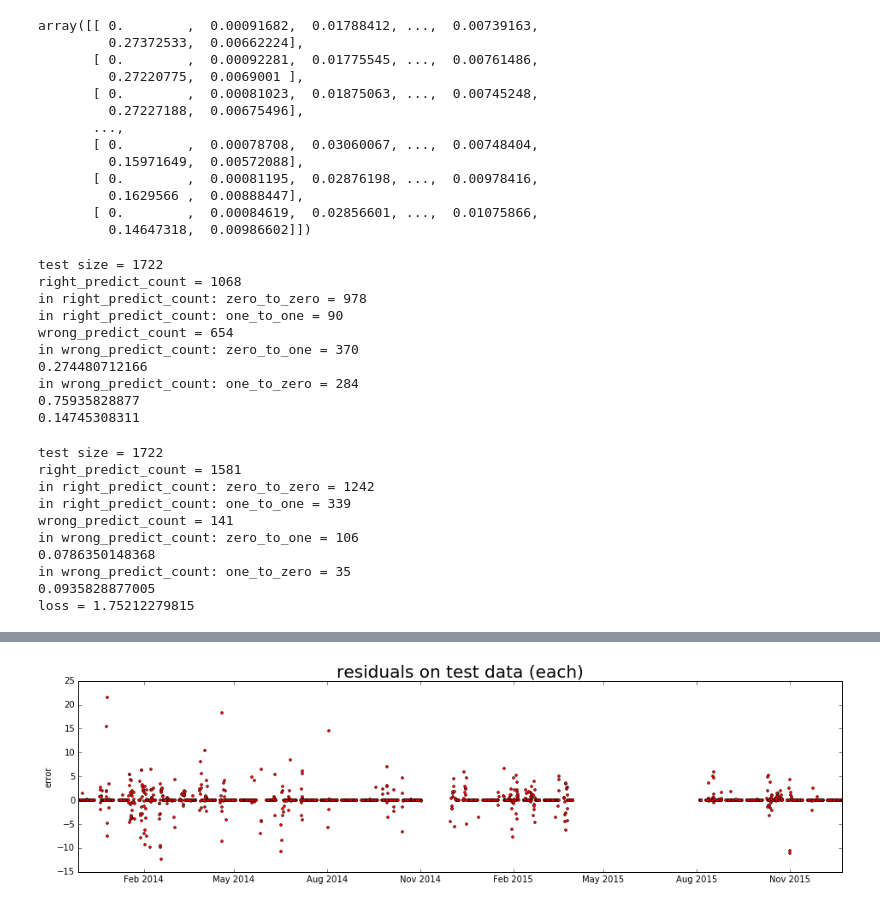
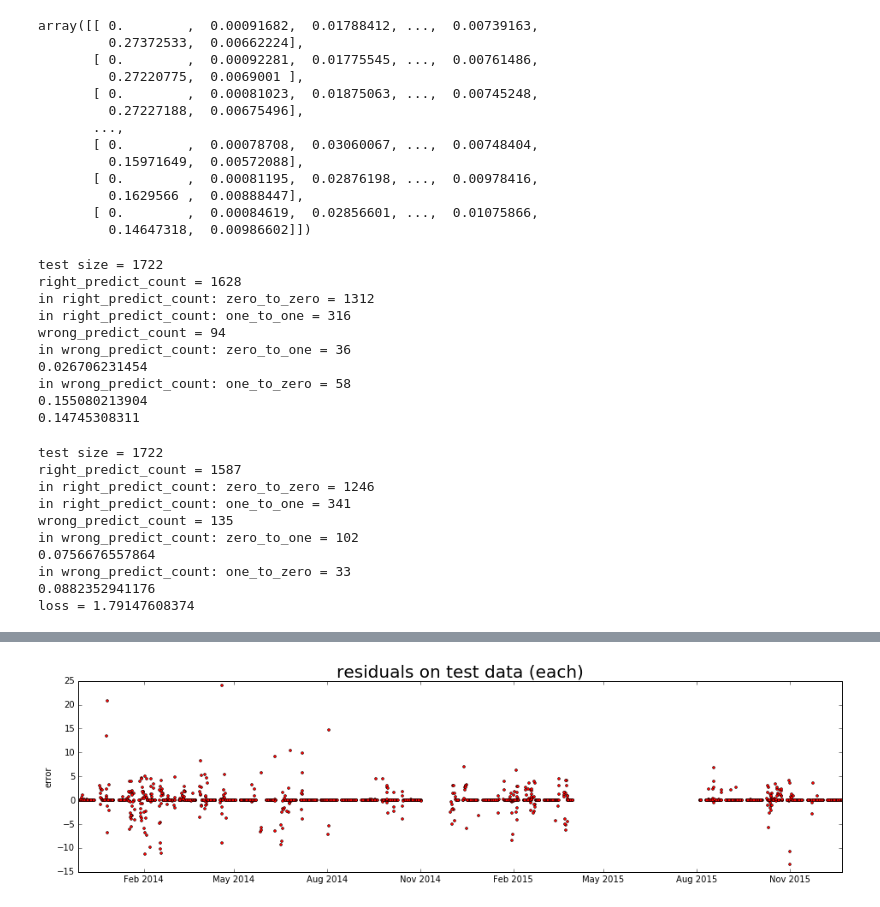
Before and after one commit to senongtor/From-Fog-Nets-to-Neural-Nets, a Jupyter notebook: ipython_no_submission.ipynb, the cells around one changed output, grey strips where cells are left out. Cells and saved outputs as stored; diff of their text form; code cells hidden in the pictures.

```diff
--- a/ipython_no_submission.ipynb
+++ b/ipython_no_submission.ipynb
@@ -488,13 +488,13 @@ one_to_one = 0
 zero_to_zero = 0
 for i in xrange(y_test.shape[0]):
     if y_test.values[i] == 0:
-        if y_regression[i] == 0:
+        if y_hat[i] == 0:
             zero_to_zero += 1
         else:
             wrong_predict_count += 1
             zero_to_one += 1
     else:
-        if y_regression[i] == 0:
+        if y_hat[i] == 0:
             wrong_predict_count += 1
             one_to_zero += 1
         else:
@@ -604,6 +604,12 @@ loss = 1.81517187136
 # %%
 fig, ax = plt.subplots(figsize=(16, 4))
 err = y_regression - y_test.values.ravel()
+
+for i in xrange(len(err)):
+    if abs(err[i]) > 10:
+        print(y_test.index[i],
+              'y_regression =', y_regression[i],
+              '; y_test =', y_test.values[i][0])
 
 ax.plot_date(y_test.index, err, c='r', ms=3)
 ax.set_title('residuals on test data (each)', fontsize=20)
@@ -703,7 +717,7 @@ estimator = ensemble.RandomForestRegressor()
 estimator.fit(X_train, y_train)
 y_hat_regression = estimator.predict(X_test)
 # %%
-y_hat_regression_for_ada = y_train.copy()
+y_for_ada = y_train.copy()
 
 for timestamp in y_for_ada.index:
     if y_for_ada.loc[timestamp]['yield'] > 0:
@@ -721,13 +735,13 @@ one_to_one = 0
 zero_to_zero = 0
 for i in xrange(y_test.shape[0]):
     if y_test.values[i] == 0:
-        if y_regression[i] == 0:
+        if y_hat[i] == 0:
             zero_to_zero += 1
         else:
             wrong_predict_count += 1
             zero_to_one += 1
     else:
-        if y_regression[i] == 0:
+        if y_hat[i] == 0:
             wrong_predict_count += 1
             one_to_zero += 1
         else:
@@ -755,14 +769,14 @@ print(1.0*55/373)
 # X_joint.head(n=1000)
 # %% [output]
 test size = 1722
-right_predict_count = 1068
-in right_predict_count: zero_to_zero = 978
-in right_predict_count: one_to_one = 90
-wrong_predict_count = 654
-in wrong_predict_count: zero_to_one = 370
-0.274480712166
-in wrong_predict_count: one_to_zero = 284
-0.75935828877
+right_predict_count = 1628
+in right_predict_count: zero_to_zero = 1312
+in right_predict_count: one_to_one = 316
+wrong_predict_count = 94
+in wrong_predict_count: zero_to_one = 36
+0.026706231454
+in wrong_predict_count: one_to_zero = 58
+0.155080213904
 0.14745308311
 # %%
 y_classifier = np.copy(y_hat)
@@ -818,21 +832,27 @@ print('loss =', rmse)
 
 predict_total.head(n=1734)
 
-predict_total.to_csv("./three_combine_pre_yield_pre_wind_dir.csv")
+predict_total.to_csv("./three_combine_pre_yield_pre_wind_dir_2.csv")
 # %% [output]
 test size = 1722
-right_predict_count = 1581
-in right_predict_count: zero_to_zero = 1242
-in right_predict_count: one_to_one = 339
-wrong_predict_count = 141
-in wrong_predict_count: zero_to_one = 106
-0.0786350148368
-in wrong_predict_count: one_to_zero = 35
-0.0935828877005
-loss = 1.75212279815
+right_predict_count = 1587
+in right_predict_count: zero_to_zero = 1246
+in right_predict_count: one_to_one = 341
+wrong_predict_count = 135
+in wrong_predict_count: zero_to_one = 102
+0.0756676557864
+in wrong_predict_count: one_to_zero = 33
+0.0882352941176
+loss = 1.79147608374
 # %%
 fig, ax = plt.subplots(figsize=(16, 4))
 err = y_regression - y_test.values.ravel()
+
+for i in xrange(len(err)):
+    if abs(err[i]) > 10:
+        print(y_test.index[i],
+              'y_regression =', y_regression[i],
+              '; y_test =', y_test.values[i][0])
 
 ax.plot_date(y_test.index, err, c='r', ms=3)
 ax.set_title('residuals on test data (each)', fontsize=20)
@@ -848,4 +878,4 @@ plt.show()
-[figure, old version]
+[figure, new version]
 # %%
 for i in [2,4,6,8,18,20,22]:
     offset = i
```
Also changed, not shown: parts of 4 cells of this notebook, 9 other files.
